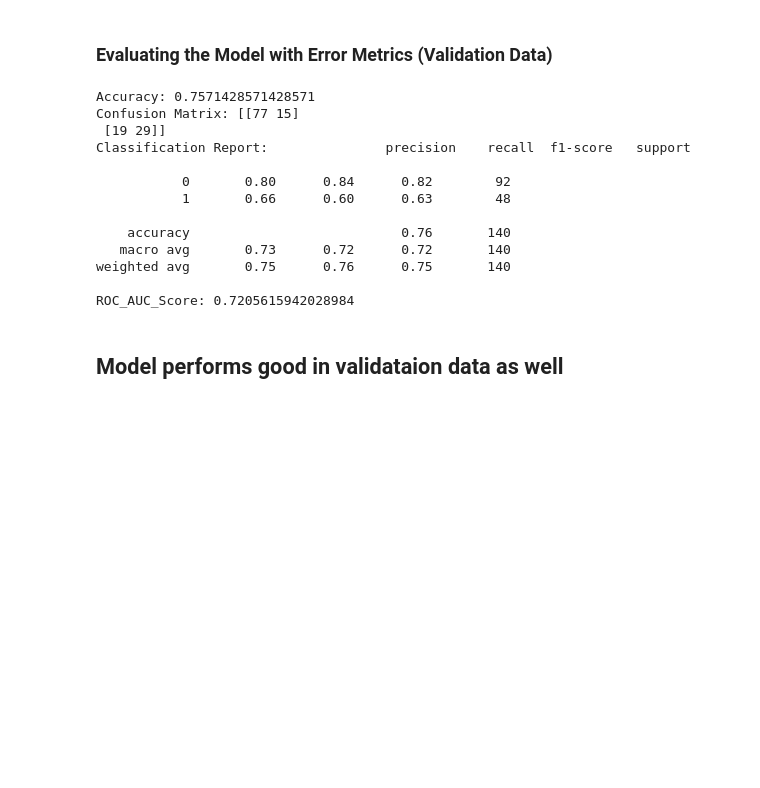
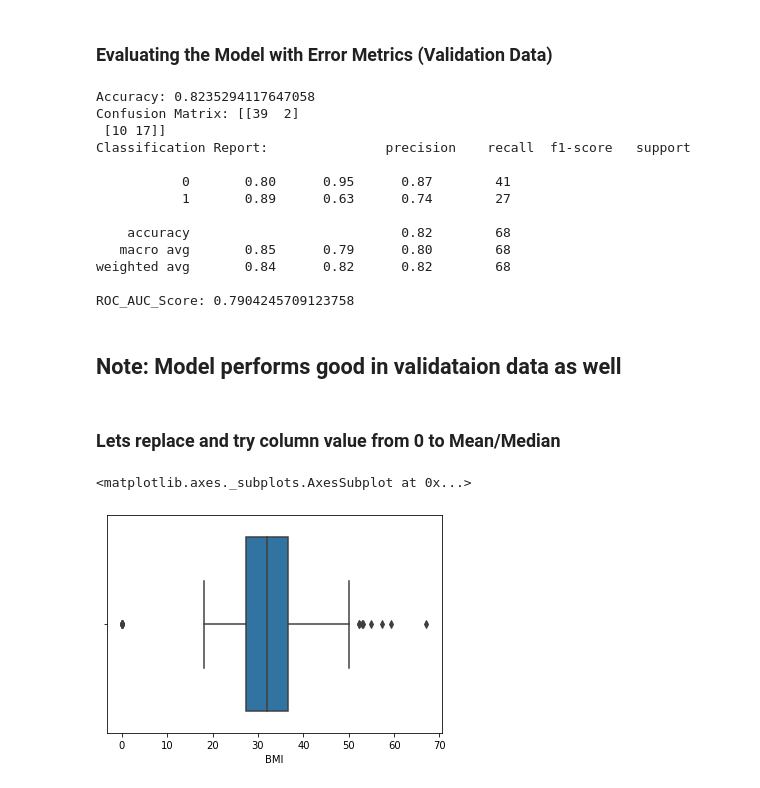
Before and after one commit to Ranjithkumar28/Datascience, a Jupyter notebook: Machine Learning/Logistics Regression/Assignment/Assignment2-LogisticsRegression.ipynb, the cells around one changed output. Drawn from its saved outputs; the diff is of its cells as text; code cells hidden in the pictures; blank space fills up the shorter version.

```diff
--- a/Machine Learning/Logistics Regression/Assignment/Assignment2-LogisticsRegression.ipynb
+++ b/Machine Learning/Logistics Regression/Assignment/Assignment2-LogisticsRegression.ipynb
@@ -153,23 +153,30 @@ validation_predictions = log.predict(validation_X)
 # %% [markdown]
 ### Evaluating the Model with Error Metrics (Validation Data)
 # %%
-print('Accuracy:',accuracy_score(y_test,predictions))
-print('Confusion Matrix:',confusion_matrix(y_test,predictions))
-print('Classification Report:',classification_report(y_test,predictions))
-print('ROC_AUC_Score:',roc_auc_score(y_test,predictions))
+print('Accuracy:',accuracy_score(validation_y,validation_predictions))
+print('Confusion Matrix:',confusion_matrix(validation_y,validation_predictions))
+print('Classification Report:',classification_report(validation_y,validation_predictions))
+print('ROC_AUC_Score:',roc_auc_score(validation_y,validation_predictions))
 # %% [output]
-Accuracy: 0.7571428571428571
-Confusion Matrix: [[77 15]
- [19 29]]
+Accuracy: 0.8235294117647058
+Confusion Matrix: [[39  2]
+ [10 17]]
 Classification Report:               precision    recall  f1-score   support
 
-           0       0.80      0.84      0.82        92
-           1       0.66      0.60      0.63        48
+           0       0.80      0.95      0.87        41
+           1       0.89      0.63      0.74        27
 
-    accuracy                           0.76       140
-   macro avg       0.73      0.72      0.72       140
-weighted avg       0.75      0.76      0.75       140
+    accuracy                           0.82        68
+   macro avg       0.85      0.79      0.80        68
+weighted avg       0.84      0.82      0.82        68
 
-ROC_AUC_Score: 0.7205615942028984
+ROC_AUC_Score: 0.7904245709123758
 # %% [markdown]
-##  Model performs good in validataion data as well
+## Note:  Model performs good in validataion data as well
+# %% [markdown]
+### Lets replace and try column value from 0 to Mean/Median
+# %%
+sns.boxplot(x=df['BMI'])
+# %% [output]
+<matplotlib.axes._subplots.AxesSubplot at 0x...>
+[figure, added]
```
Also changed, not shown: parts of 29 cells of this notebook.
